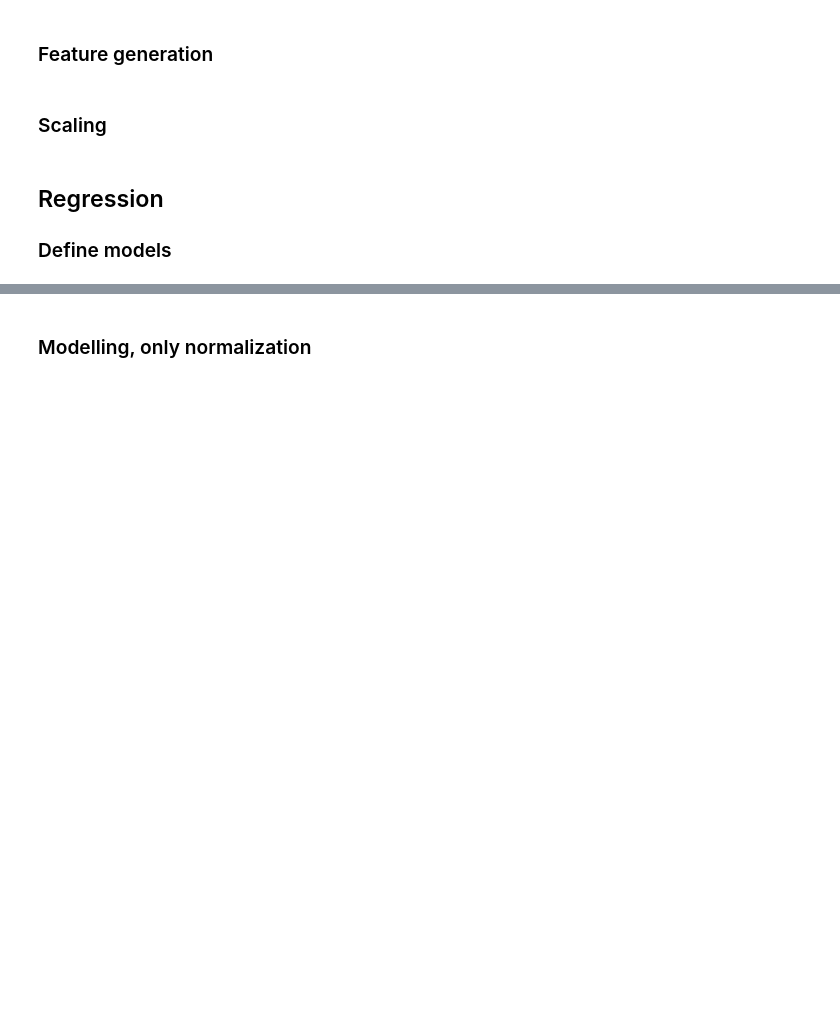
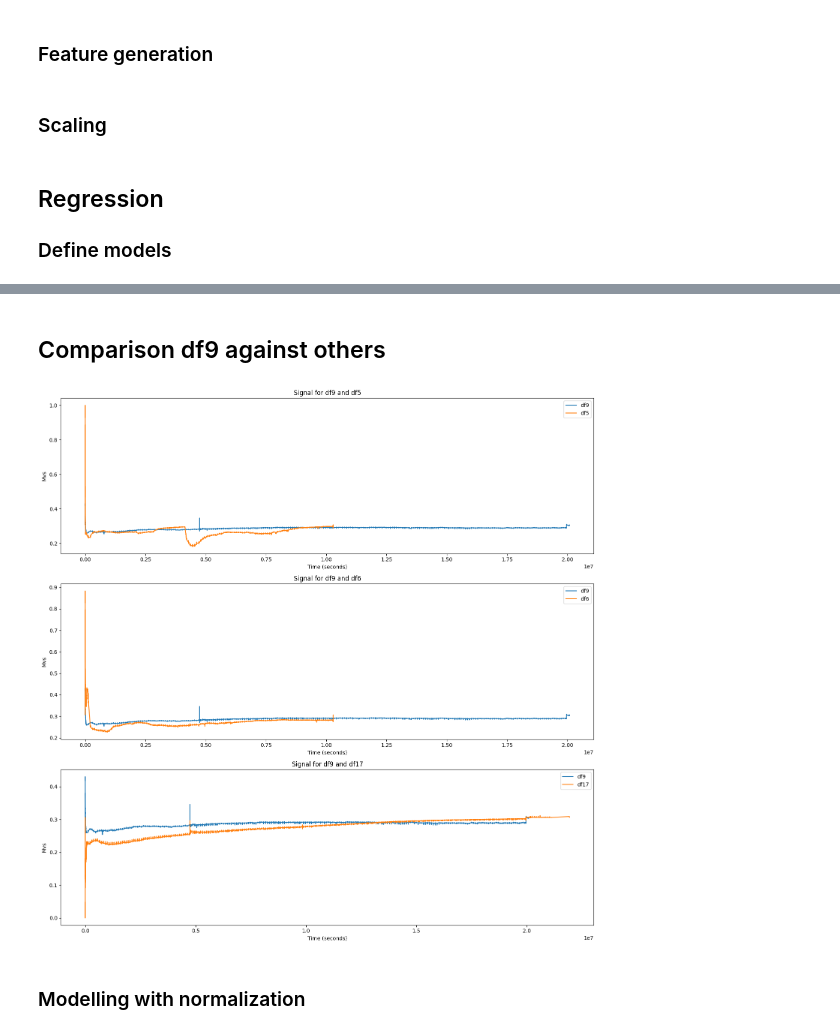
Before and after one commit to stebil87/Thesis, a Jupyter notebook: Analysis.ipynb, the cells around one changed output, grey strips where cells are left out. Saved outputs shown, nothing was run; the diff lists cells and outputs as text; code cells hidden in the pictures; blank space fills up the shorter version.

```diff
--- a/Analysis.ipynb
+++ b/Analysis.ipynb
@@ -183,5 +183,16 @@ plot_lines(individual_maes)
+# %% [markdown]
+## Comparison df9 against others
+# %%
+# raw df6, 5, 17 against raw df9
+df_reference = df9
+dfs_to_compare = [df5, df6, df17]
+labels = ['df5', 'df6', 'df17']
+
+comparison(df_reference, dfs_to_compare, labels)
+# %% [output]
+[figure, added]
 # %% [markdown]
-### Modelling, only normalization
+### Modelling with normalization
 # %%
 #modelling,  only norm
 dictionaries = {
```
Also changed, not shown: parts of 21 cells of this notebook, 4 other files.
